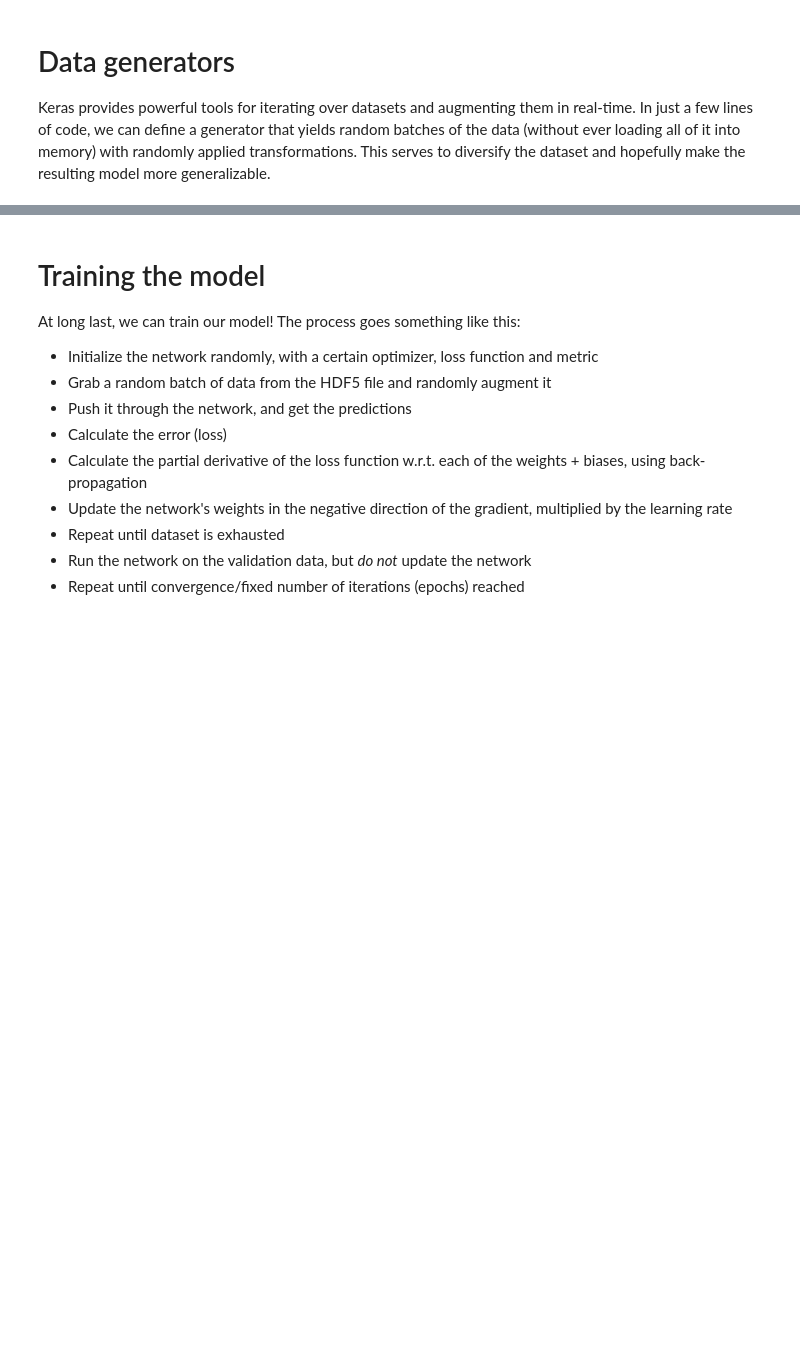
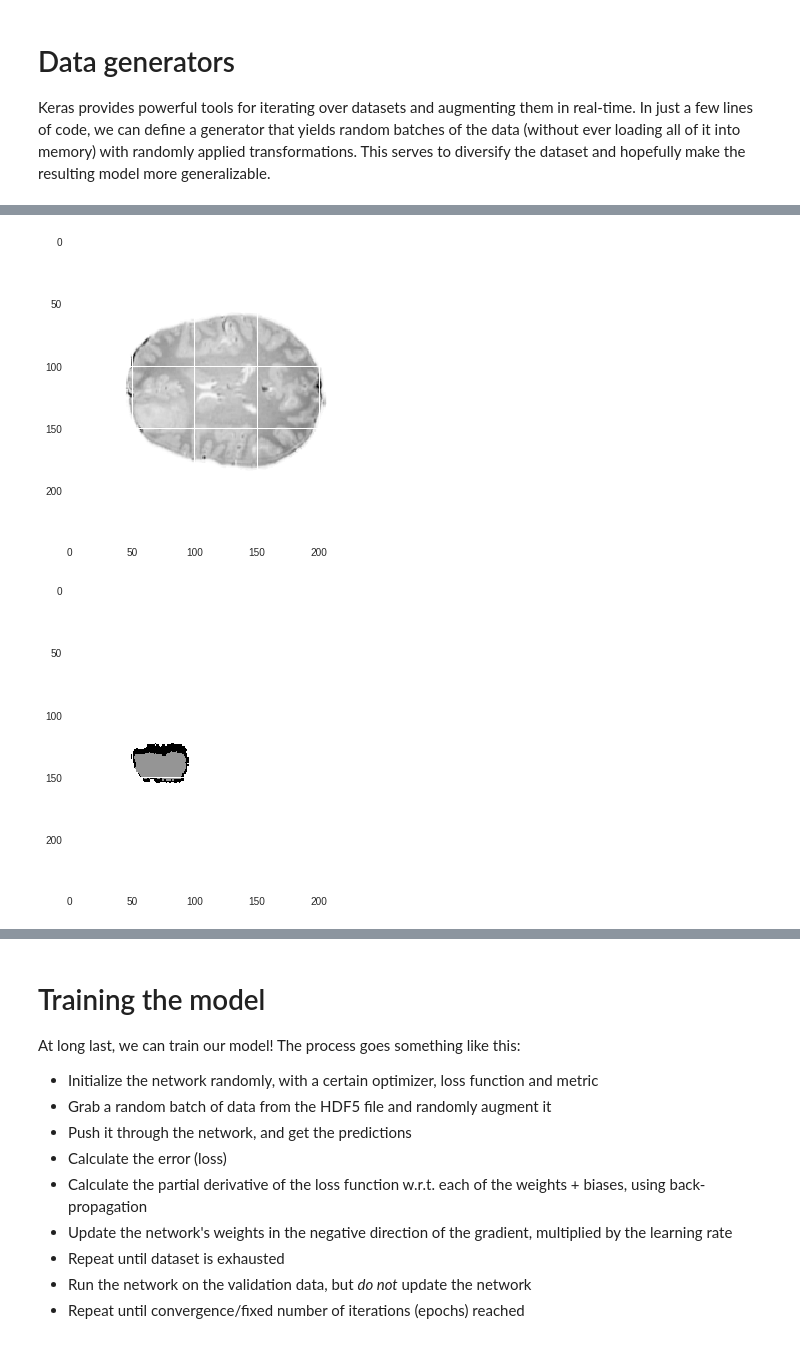
Before and after one commit to QTIM-Lab/qtim_Tutorials, a Jupyter notebook: tutorial_6/segmentation_network.ipynb, the cells around one changed output, grey strips where cells are left out. Cells and saved outputs as stored; diff of their text form; code cells hidden in the pictures; blank space fills up the shorter version.

```diff
--- a/tutorial_6/segmentation_network.ipynb
+++ b/tutorial_6/segmentation_network.ipynb
@@ -300,3 +346,12 @@ Keras provides powerful tools for iterating over datasets and augmenting them in
+# %%
+
+plt.imshow(X[64, :, :, 0])
+plt.show()
+plt.imshow(Y[64, :, :, 0])
+plt.show()
+# %% [output]
+[figure, added]
+[figure, added]
 # %%
 import os
 
```
Also changed, not shown: parts of 14 cells of this notebook.
